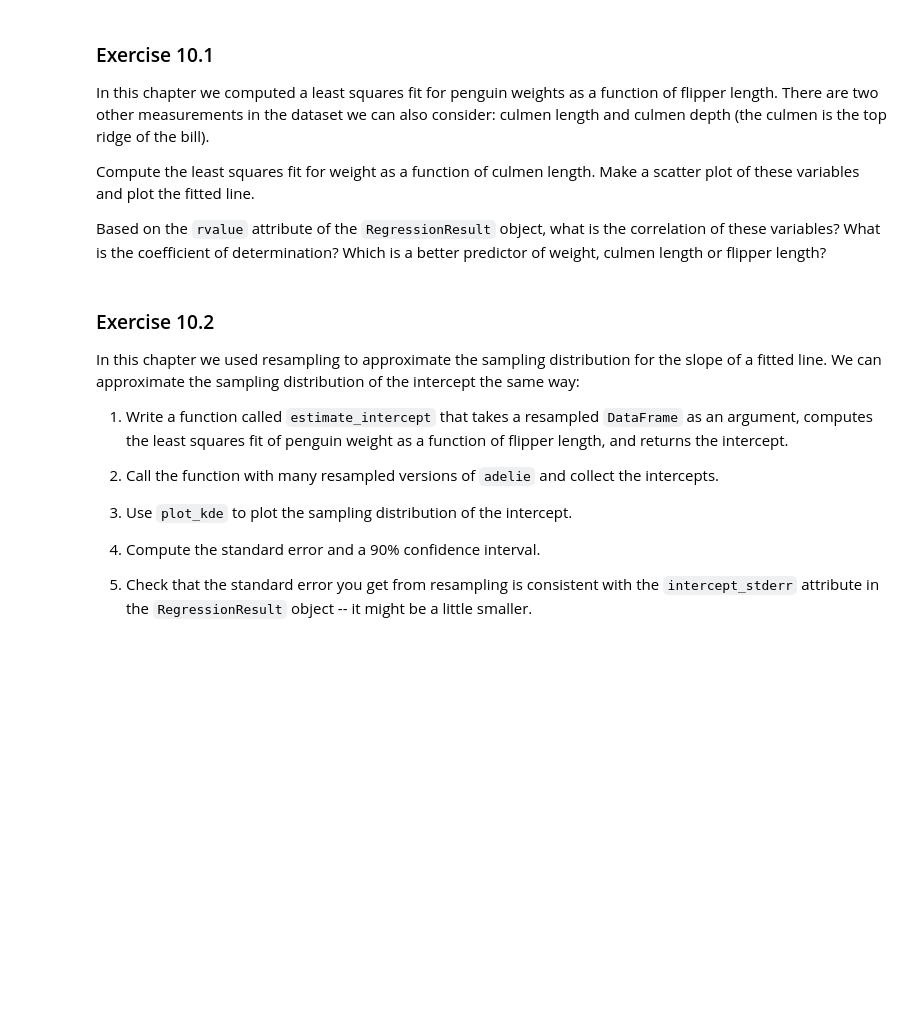
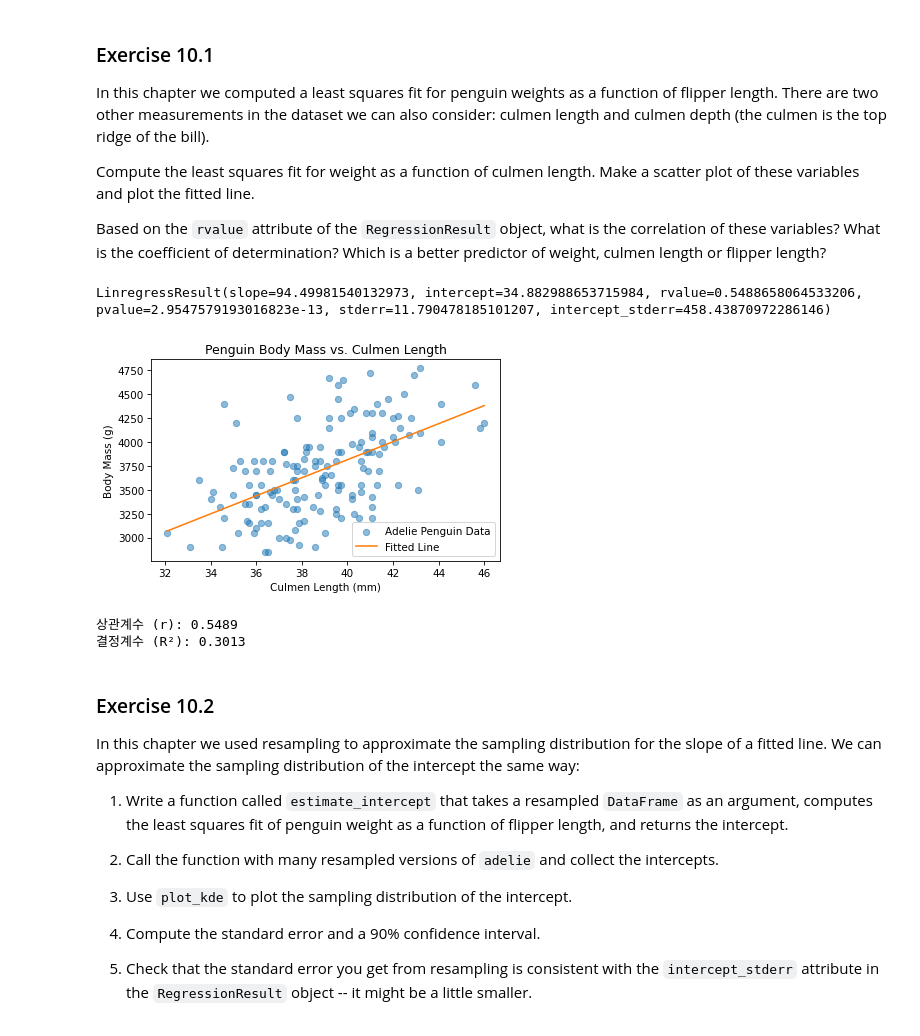
Before and after one commit to Malrangbbobbi/Think-Stats-Study, a Jupyter notebook: chap10.ipynb, the cells around one changed output. Cells and saved outputs as stored; diff of their text form; code cells hidden in the pictures; blank space fills up the shorter version.

```diff
--- a/chap10.ipynb
+++ b/chap10.ipynb
@@ -552,7 +636,38 @@ culmen_length = adelie[xvar]
 body_mass = adelie[yvar]
 # %%
 # Solution goes here
+import numpy as np
+from scipy.stats import linregress
+
+result_culmen = linregress(culmen_length, body_mass)
+print(result_culmen)
+# %% [output]
+LinregressResult(slope=94.49981540132973, intercept=34.882988653715984, rvalue=0.5488658064533206, pvalue=2.9547579193016823e-13, stderr=11.790478185101207, intercept_stderr=458.43870972286146)
 # %%
 # Solution goes here
+import matplotlib.pyplot as plt
+
+fit_xs = np.linspace(culmen_length.min(), culmen_length.max())
+fit_ys = result_culmen.intercept + result_culmen.slope * fit_xs
+
+plt.scatter(culmen_length, body_mass, alpha=0.5, label='Adelie Penguin Data')
+plt.plot(fit_xs, fit_ys, color='C1', label='Fitted Line')
+plt.xlabel("Culmen Length (mm)")
+plt.ylabel("Body Mass (g)")
+plt.title("Penguin Body Mass vs. Culmen Length")
+plt.legend()
+plt.show()
+# %% [output]
+[figure, added]
 # %%
 # Solution goes here
+# 상관계수
+correlation = result_culmen.rvalue
+print(f"상관계수 (r): {correlation:.4f}")
+
+# 결정계수
+R2 = correlation**2
+print(f"결정계수 (R²): {R2:.4f}")
+# %% [output]
+상관계수 (r): 0.5489
+결정계수 (R²): 0.3013
```
Also changed, not shown: parts of 51 cells of this notebook.
